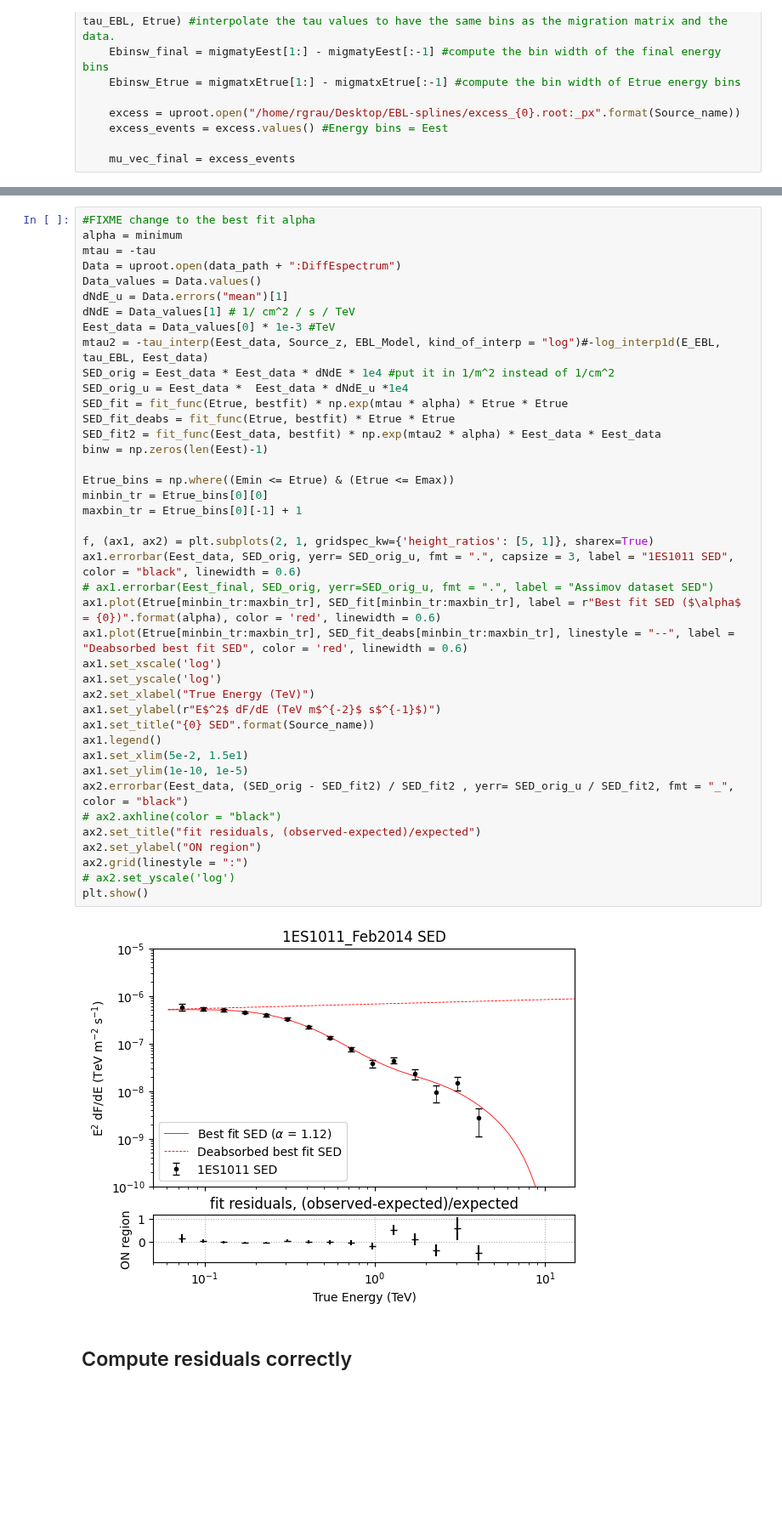
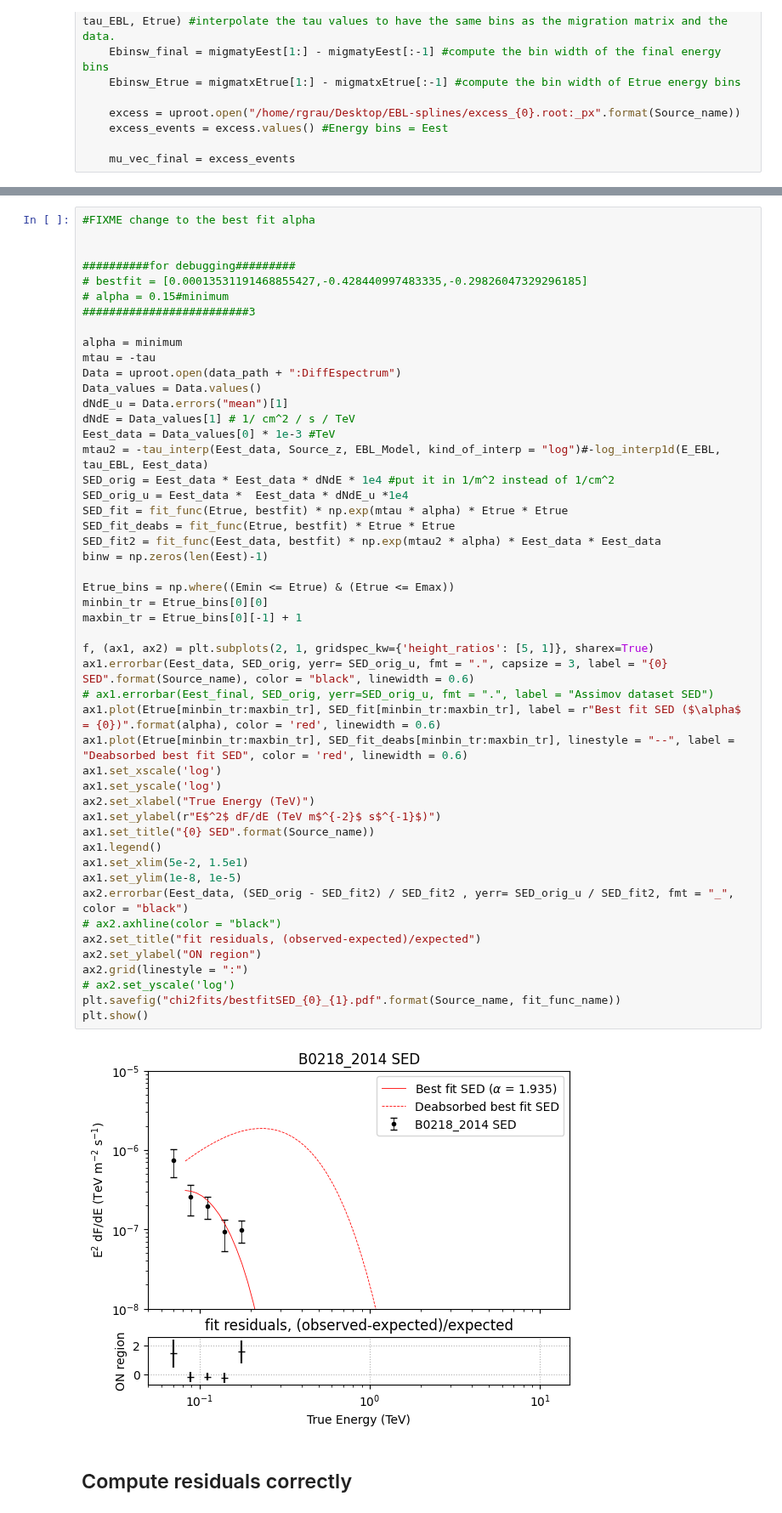
Before and after one commit to R-Grau/EBLpy, a Jupyter notebook: scanEBL.ipynb, the cells around one changed output, grey strips where cells are left out. Shown at 85% size. Cells and saved outputs as stored; diff of their text form; blank space fills up the shorter version.

Commit message:
Bug fixes and changes made to scanEBL to use different sources

```diff
--- a/scanEBL.ipynb
+++ b/scanEBL.ipynb
@@ -356,5 +550,12 @@ for i, alpha in enumerate(alphas2):
 # %%
 #FIXME change to the best fit alpha
+
+
+##########for debugging#########
+# bestfit = [0.00013531191468855427,-0.428440997483335,-0.29826047329296185]
+# alpha = 0.15#minimum
+#########################3
+
 alpha = minimum
 mtau = -tau
 Data = uproot.open(data_path + ":DiffEspectrum")
@@ -366,36 +567,37 @@ mtau2 = -tau_interp(Eest_data, Source_z, EBL_Model, kind_of_interp = "log")#-log
 SED_orig = Eest_data * Eest_data * dNdE * 1e4 #put it in 1/m^2 instead of 1/cm^2
 SED_orig_u = Eest_data *  Eest_data * dNdE_u *1e4
 SED_fit = fit_func(Etrue, bestfit) * np.exp(mtau * alpha) * Etrue * Etrue
 SED_fit_deabs = fit_func(Etrue, bestfit) * Etrue * Etrue
 SED_fit2 = fit_func(Eest_data, bestfit) * np.exp(mtau2 * alpha) * Eest_data * Eest_data
 binw = np.zeros(len(Eest)-1)
 
 Etrue_bins = np.where((Emin <= Etrue) & (Etrue <= Emax))
 minbin_tr = Etrue_bins[0][0]
 maxbin_tr = Etrue_bins[0][-1] + 1
 
 f, (ax1, ax2) = plt.subplots(2, 1, gridspec_kw={'height_ratios': [5, 1]}, sharex=True)
-ax1.errorbar(Eest_data, SED_orig, yerr= SED_orig_u, fmt = ".", capsize = 3, label = "1ES1011 SED", color = "black", linewidth = 0.6)
+ax1.errorbar(Eest_data, SED_orig, yerr= SED_orig_u, fmt = ".", capsize = 3, label = "{0} SED".format(Source_name), color = "black", linewidth = 0.6)
 # ax1.errorbar(Eest_final, SED_orig, yerr=SED_orig_u, fmt = ".", label = "Assimov dataset SED")
 ax1.plot(Etrue[minbin_tr:maxbin_tr], SED_fit[minbin_tr:maxbin_tr], label = r"Best fit SED ($\alpha$ = {0})".format(alpha), color = 'red', linewidth = 0.6)
 ax1.plot(Etrue[minbin_tr:maxbin_tr], SED_fit_deabs[minbin_tr:maxbin_tr], linestyle = "--", label = "Deabsorbed best fit SED", color = 'red', linewidth = 0.6)
 ax1.set_xscale('log')
 ax1.set_yscale('log')
 ax2.set_xlabel("True Energy (TeV)")
 ax1.set_ylabel(r"E$^2$ dF/dE (TeV m$^{-2}$ s$^{-1}$)")
 ax1.set_title("{0} SED".format(Source_name))
 ax1.legend()
 ax1.set_xlim(5e-2, 1.5e1)
-ax1.set_ylim(1e-10, 1e-5)
+ax1.set_ylim(1e-8, 1e-5)
 ax2.errorbar(Eest_data, (SED_orig - SED_fit2) / SED_fit2 , yerr= SED_orig_u / SED_fit2, fmt = "_",  color = "black")
 # ax2.axhline(color = "black")
 ax2.set_title("fit residuals, (observed-expected)/expected")
 ax2.set_ylabel("ON region")
 ax2.grid(linestyle = ":")
 # ax2.set_yscale('log')
+plt.savefig("chi2fits/bestfitSED_{0}_{1}.pdf".format(Source_name, fit_func_name))
 plt.show()
 # %% [output]
-[figure, old version]
+[figure, new version]
 # %% [markdown]
 ## Compute residuals correctly
 # %%
```
Also changed, not shown: parts of 19 cells of this notebook, 3 other files.
